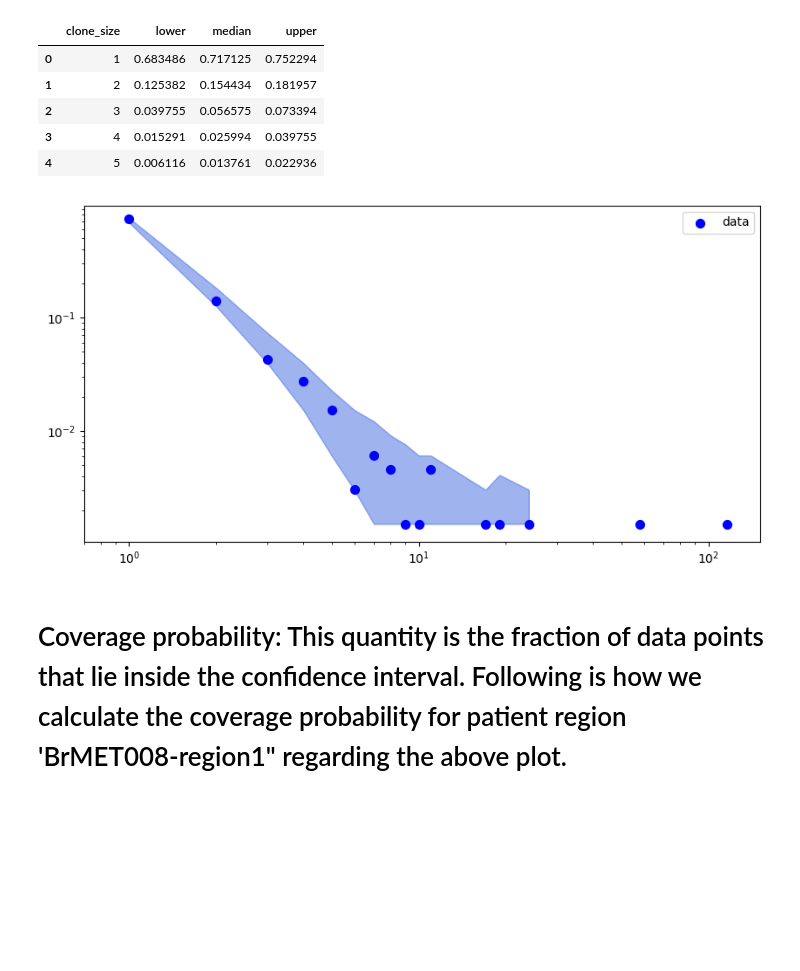
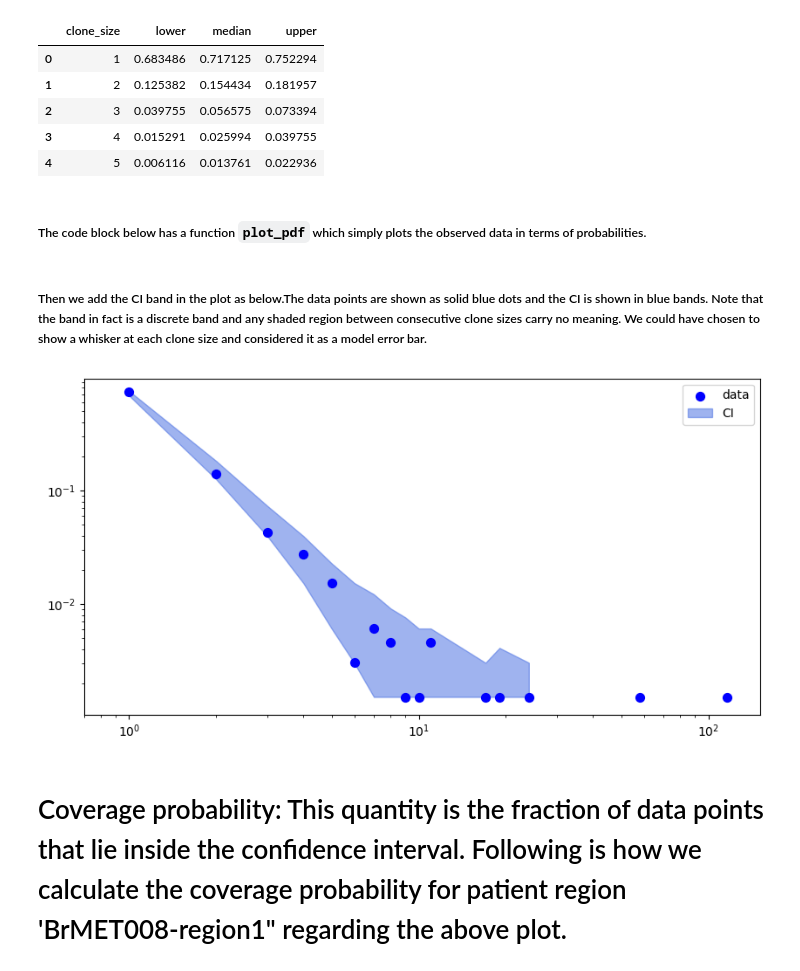
Before and after one commit to maheshworpaudel5001/TCR_proliferation_in_GBM, a Jupyter notebook: tutorial.ipynb, the cells around one changed output. Cells and saved outputs as stored; diff of their text form; code cells hidden in the pictures; blank space fills up the shorter version.

Commit message:
Added descriptions to code blocks.

```diff
--- a/tutorial.ipynb
+++ b/tutorial.ipynb
@@ -205,5 +223,5 @@ print(probs_.shape)
 # %%
-def generate_configuration_per_tcr(
+def generate_configuration(
     prob_array,
     min_clone_size=1,
     max_clone_size=None,
@@ -231,7 +249,7 @@ def generate_configuration_per_tcr(
             range(prob_array.shape[0]),
             total=prob_array.shape[0],
             desc="Generating configuration for each TCR",
-            leave=False,
+            leave=True,
             disable=disable_progressbar,
         ):
             # config_per_tcr = generate_configuration_per_tcr(prob_array[i, :], size)
@@ -246,4 +264,5 @@ def generate_configuration_per_tcr(
     else:
         raise ValueError("Input array must be either 1D or 2D.")
 # %%
-model_config = generate_configuration_per_tcr(probs_, min_clone_size=1, max_clone_size=probs_.shape[1]+1, sample_size=1000, disable_progressbar=False)
+model_config = generate_configuration(probs_, min_clone_size=1, max_clone_size=probs_.shape[1]+1, sample_size=1000, disable_progressbar=False)
+print(model_config.shape)
@@ -360,6 +338,8 @@ ci_df.head()
 | 2 | 3 | 0.039755 | 0.056575 | 0.073394 |
 | 3 | 4 | 0.015291 | 0.025994 | 0.039755 |
 | 4 | 5 | 0.006116 | 0.013761 | 0.022936 |
+# %% [markdown]
+##### The code block below has a function `plot_pdf` which simply plots the observed data in terms of probabilities.
 # %%
 def plot_pdf(config_data, raw=True):
     fig, ax = plt.subplots(
@@ -391,15 +371,15 @@ def plot_pdf(config_data, raw=True):
 
     ax.legend(loc="best")
     return fig, ax
+# %% [markdown]
+##### Then we add the CI band in the plot as below.The data points are shown as solid blue dots and the CI is shown in blue bands. Note that the band in fact is a discrete band and any shaded region between consecutive clone sizes carry no meaning. We could have chosen to show a whisker at each clone size and considered it as a model error bar.
 # %%
 fig, ax = plot_pdf(clone_count_values)
-# ax.plot(ci_df['clone_size'], ci_df['lower'], 'black')
-# ax.plot(ci_df['clone_size'], ci_df['upper'], 'black')
-# ax.scatter(x_data, y_data, s=30, facecolors='white', alpha=1.0, edgecolors='black', zorder=1)
-ax.fill_between(ci_df['clone_size'], ci_df['lower'], ci_df['upper'], color='royalblue', alpha=0.5)
+ax.fill_between(ci_df['clone_size'], ci_df['lower'], ci_df['upper'], color='royalblue', alpha=0.5, label='CI')
+plt.legend(loc='best')
 plt.show()
 # %% [output]
-[figure, old version]
+[figure, new version]
 # %% [markdown]
 # Coverage probability: This quantity is the fraction of data points that lie inside the confidence interval. Following is how we calculate the coverage probability for patient region 'BrMET008-region1" regarding the above plot.
 # %% [markdown]
```
Also changed, not shown: parts of 12 cells of this notebook.
